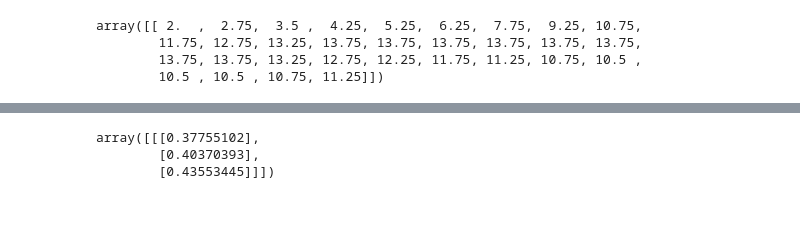
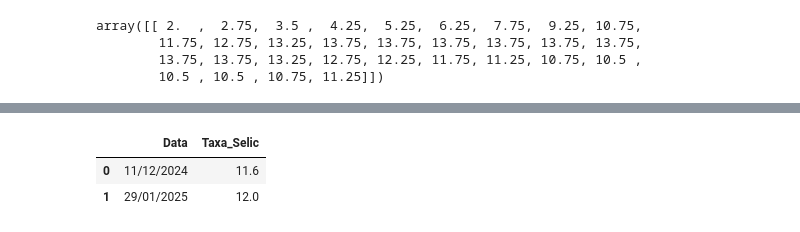
Before and after one commit to alyssonmontovanelli/Previsao_Juros_BACEN_IA, a Jupyter notebook: Series_Temporais/PreProcessing_ST.ipynb, the cells around one changed output, grey strips where cells are left out. Drawn from its saved outputs; the diff is of its cells as text; code cells hidden in the pictures.

```diff
--- a/Series_Temporais/PreProcessing_ST.ipynb
+++ b/Series_Temporais/PreProcessing_ST.ipynb
@@ -88,0 +71,29 @@ plt.show()
+# %%
+import plotly.express as px
+
+# Converter a coluna 'Data' para datetime
+dados_selic['Data'] = pd.to_datetime(dados_selic['Data'], format='%d/%m/%Y')
+
+# Criando o gráfico com Plotly
+fig = px.line(
+    dados_selic,
+    x='Data',
+    y='Taxa_Selic',
+    title="Taxa Selic ao Longo do Tempo (a partir do índice 200)",
+    labels={'Data': 'Data', 'Taxa_Selic': 'Taxa Selic (%)'},
+    markers=True
+)
+
+# Personalizando o layout
+fig.update_traces(line=dict(color='rgb(237, 96, 68)'))  # Aplica a cor personalizada na linha
+
+fig.update_layout(
+    xaxis=dict(tickformat="%Y", color = "gray"),  # Rotacionando as labels do eixo X
+    yaxis=dict(title="Taxa Selic (%)", color = "gray"),
+    title=dict(text="Variação da Taxa Selic (a partir de 2000)", font=dict(size=14)),
+    xaxis_showgrid=True,
+    yaxis_showgrid=True,
+)
+
+# Exibindo o gráfico
+fig.show()
@@ -237,7 +265,7 @@ array([[[0.69387755],
 # %%
 # 50 neurônios artificais
 
-modelo = tf.keras.models.Sequential([tf.keras.layers.LSTM(60, input_shape = (look_back, 1)),
+modelo = tf.keras.models.Sequential([tf.keras.layers.LSTM(50, input_shape = (look_back, 1)),
                                      tf.keras.layers.Dense(1)])
 # %%
 # Compila o modelo
@@ -385,8 +429,19 @@ Previsão da Inflação Para 2025: 12.67
 
 Lab Concluído. Obrigado, DSA!
-# %%
-last_data
-# %% [output]
-array([[[0.37755102],
-        [0.40370393],
-        [0.43553445]]])
+# %%
+def arredondar_decimal(valor):
+    # Multiplicamos por 20, arredondamos para o inteiro mais próximo e depois dividimos por 20
+    return math.floor(valor * 20) / 20
+# %%
+dict_previsao = {
+   'Data': ["11/12/2024", "29/01/2025"],
+   'Taxa_Selic': [arredondar_decimal(round(lista_previsoes_rescaled[0, 0],2)), arredondar_decimal(round(lista_previsoes_rescaled[1, 0],2))]
+}
+
+previsoes = pd.DataFrame(dict_previsao)
+# %%
+previsoes
+# %% [output]
+|  | Data | Taxa_Selic |
+| 0 | 11/12/2024 | 11.6 |
+| 1 | 29/01/2025 | 12.0 |
```
Also changed, not shown: parts of 19 cells of this notebook, 1 other file.
